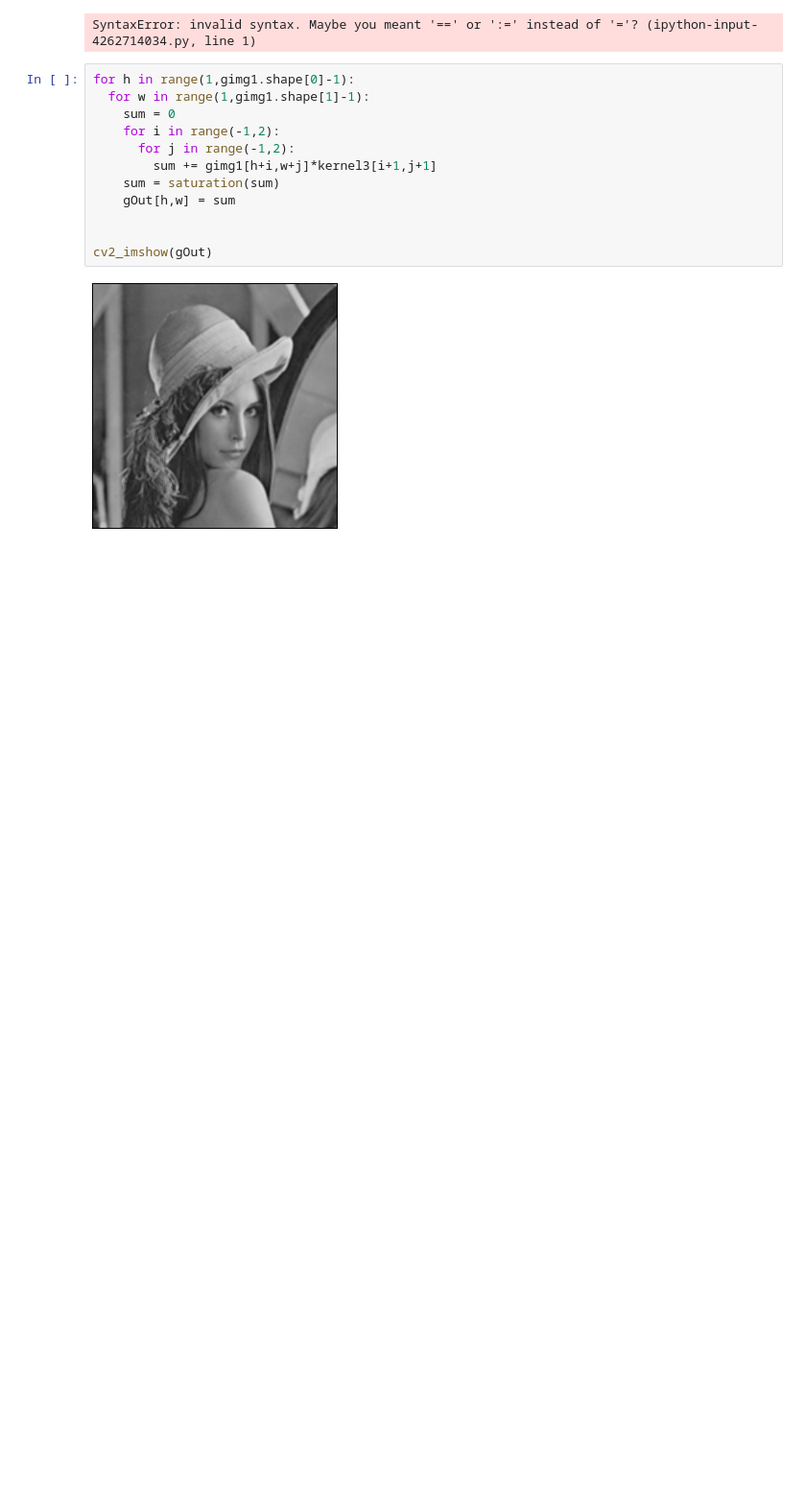
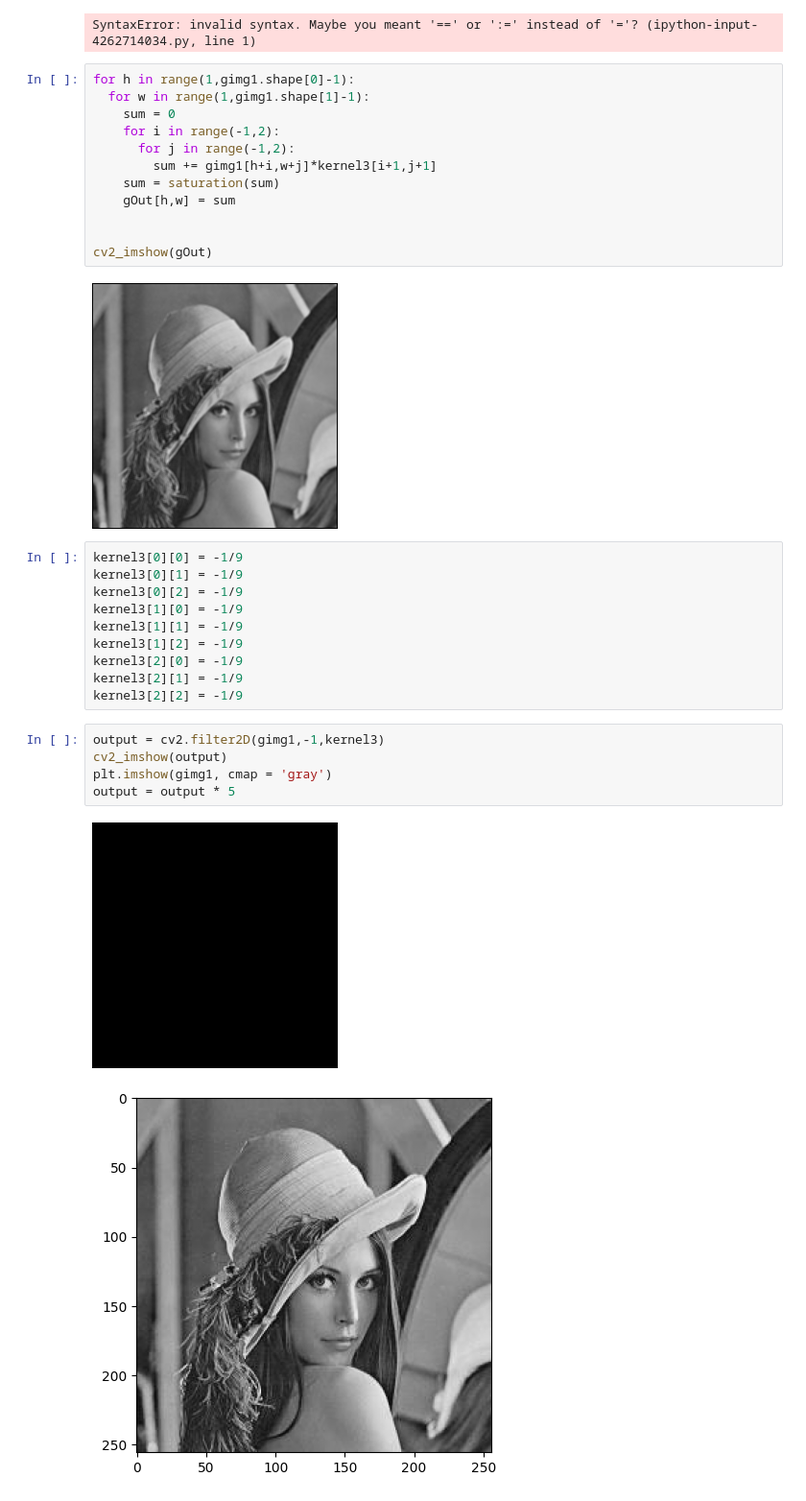
Before and after one commit to dkfqnd1080-code/IPcolab, a Jupyter notebook: ch05_1.ipynb, the cells around one changed output. Shown at 96% size. Drawn from its saved outputs; the diff is of its cells as text; blank space fills up the shorter version.

```diff
--- a/ch05_1.ipynb
+++ b/ch05_1.ipynb
@@ -55,3 +57,21 @@ for h in range(1,gimg1.shape[0]-1):
 cv2_imshow(gOut)
 # %% [output]
 [figure]
+# %%
+kernel3[0][0] = -1/9
+kernel3[0][1] = -1/9
+kernel3[0][2] = -1/9
+kernel3[1][0] = -1/9
+kernel3[1][1] = -1/9
+kernel3[1][2] = -1/9
+kernel3[2][0] = -1/9
+kernel3[2][1] = -1/9
+kernel3[2][2] = -1/9
+# %%
+output = cv2.filter2D(gimg1,-1,kernel3)
+cv2_imshow(output)
+plt.imshow(gimg1, cmap = 'gray')
+output = output * 5
+# %% [output]
+[figure, added]
+[figure, added]
```
Also changed, not shown: parts of 7 cells of this notebook.
